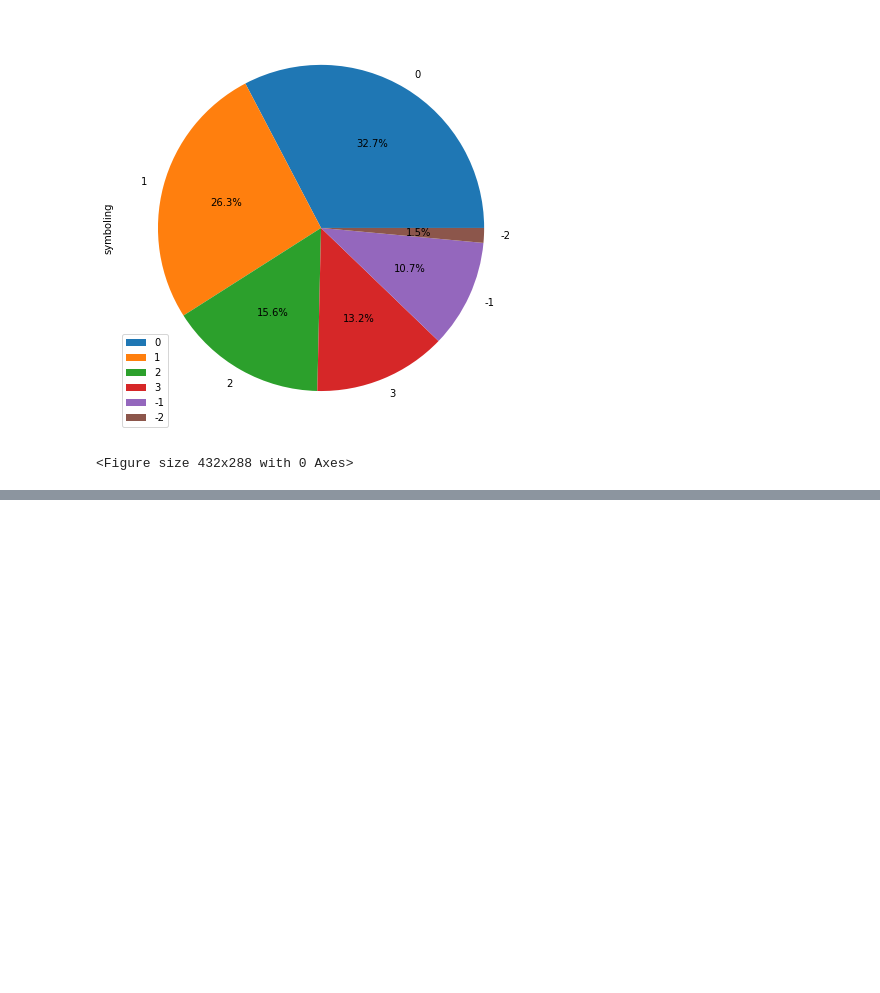
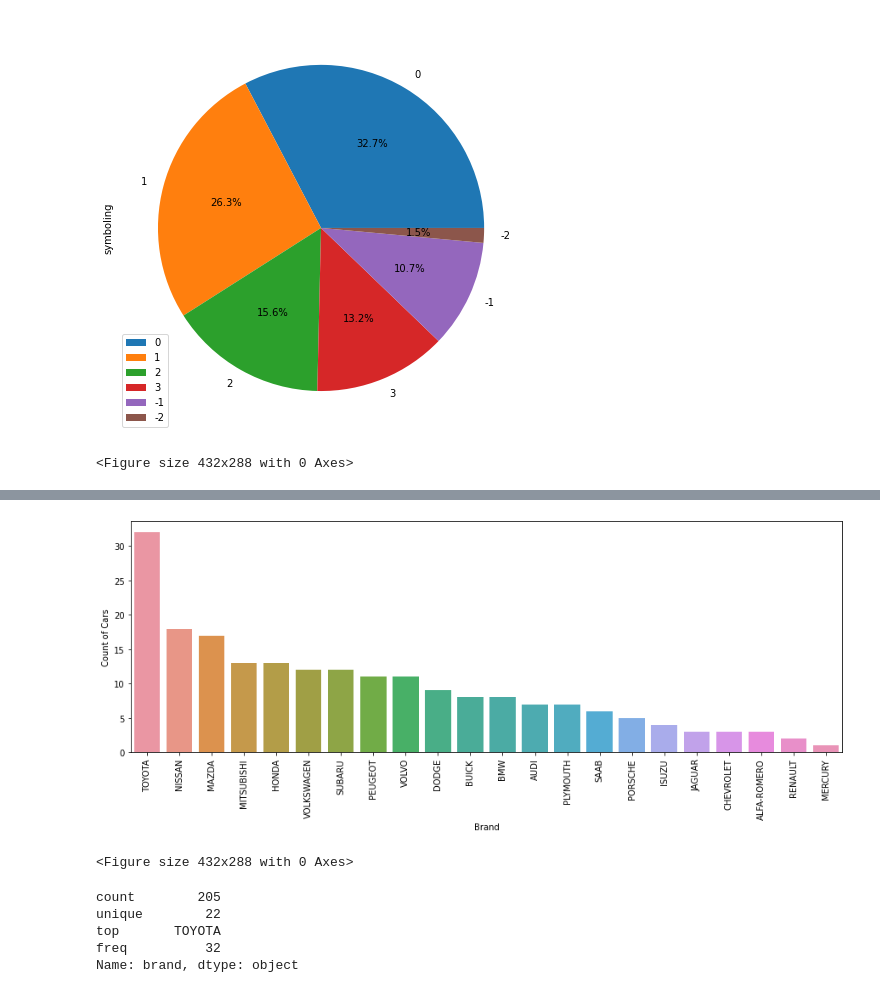
Before and after one commit to realisshoon/python_ML, a Jupyter notebook: DataCB/kaggle.ipynb, the cells around one changed output, grey strips where cells are left out. Cells and saved outputs as stored; diff of their text form; code cells hidden in the pictures; blank space fills up the shorter version.

```diff
--- a/DataCB/kaggle.ipynb
+++ b/DataCB/kaggle.ipynb
@@ -152,0 +187,23 @@ plt.show()
+# %%
+df['brand']=df['brand'].replace(['VW','VOKSWAGEN'],'VOLKSWAGEN')
+df['brand']=df['brand'].replace(['MAXDA'],'MAZDA')
+df['brand']=df['brand'].replace(['PORCSHCE'],'PORSCHE')
+df['brand']=df['brand'].replace(['TOYOUTA'],'TOYOTA')
+# %%
+fig,ax=plt.subplots(figsize=(15,5))
+plt1=sns.countplot(df['brand'],order=pd.value_counts(df['brand']).index,)
+plt1.set(xlabel='Brand',ylabel='Count of Cars')
+xticks(rotation=90)
+plt.show()
+plt.tight_layout()
+# %% [output]
+[figure, added]
+<Figure size 432x288 with 0 Axes>
+# %%
+df.brand.describe()
+# %% [output]
+count        205
+unique        22
+top       TOYOTA
+freq          32
+Name: brand, dtype: object
```
Also changed, not shown: parts of 36 cells of this notebook.
